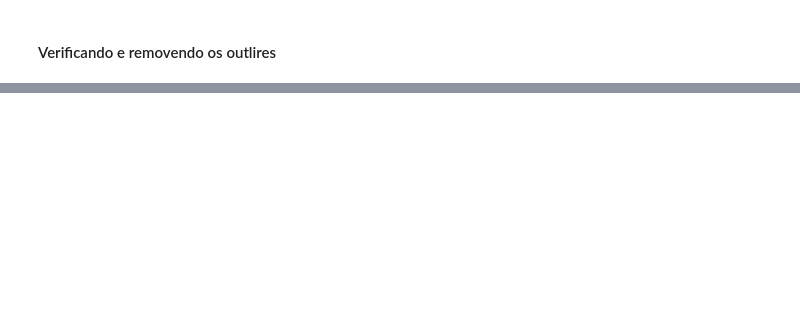
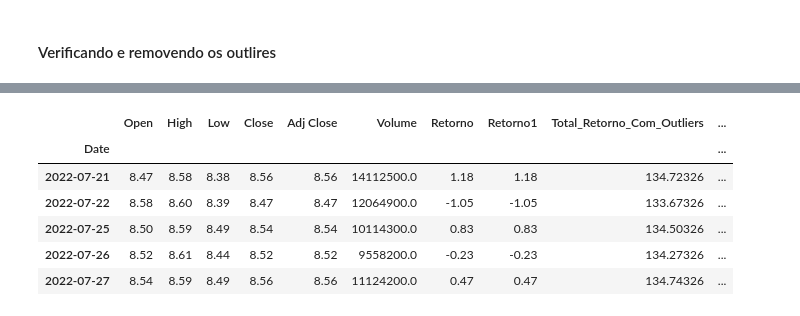
Before and after one commit to Prog-LucasAlves/Analise_Exploratoria_Dados, a Jupyter notebook: AED_04_Ações_B3/acoes.ipynb, the cells around one changed output, grey strips where cells are left out. Cells and saved outputs as stored; diff of their text form; code cells hidden in the pictures; blank space fills up the shorter version.

```diff
--- a/AED_04_Ações_B3/acoes.ipynb
+++ b/AED_04_Ações_B3/acoes.ipynb
@@ -292,0 +365,13 @@ plt.show()
+# %%
+# Criando as variáveis de retorno acumulado
+df_rev_outlires['Total_Retorno_Com_Outliers'] = df_rev_outlires['Retorno'].cumsum()
+df_rev_outlires['Total_Retorno_Sem_Outliers'] = df_rev_outlires['Retorno1'].cumsum()
+df_rev_outlires.tail()
+# %% [output]
+|  | Open | High | Low | Close | Adj Close | Volume | Retorno | Retorno1 | Total_Retorno_Com_Outliers | ... |
+| Date |  |  |  |  |  |  |  |  |  | ... |
+| 2022-07-21 | 8.47 | 8.58 | 8.38 | 8.56 | 8.56 | 14112500.0 | 1.18 | 1.18 | 134.72326 | ... |
+| 2022-07-22 | 8.58 | 8.60 | 8.39 | 8.47 | 8.47 | 12064900.0 | -1.05 | -1.05 | 133.67326 | ... |
+| 2022-07-25 | 8.50 | 8.59 | 8.49 | 8.54 | 8.54 | 10114300.0 | 0.83 | 0.83 | 134.50326 | ... |
+| 2022-07-26 | 8.52 | 8.61 | 8.44 | 8.52 | 8.52 | 9558200.0 | -0.23 | -0.23 | 134.27326 | ... |
+| 2022-07-27 | 8.54 | 8.59 | 8.49 | 8.56 | 8.56 | 11124200.0 | 0.47 | 0.47 | 134.74326 | ... |
```
Also changed, not shown: parts of 18 cells of this notebook, 1 other file.
